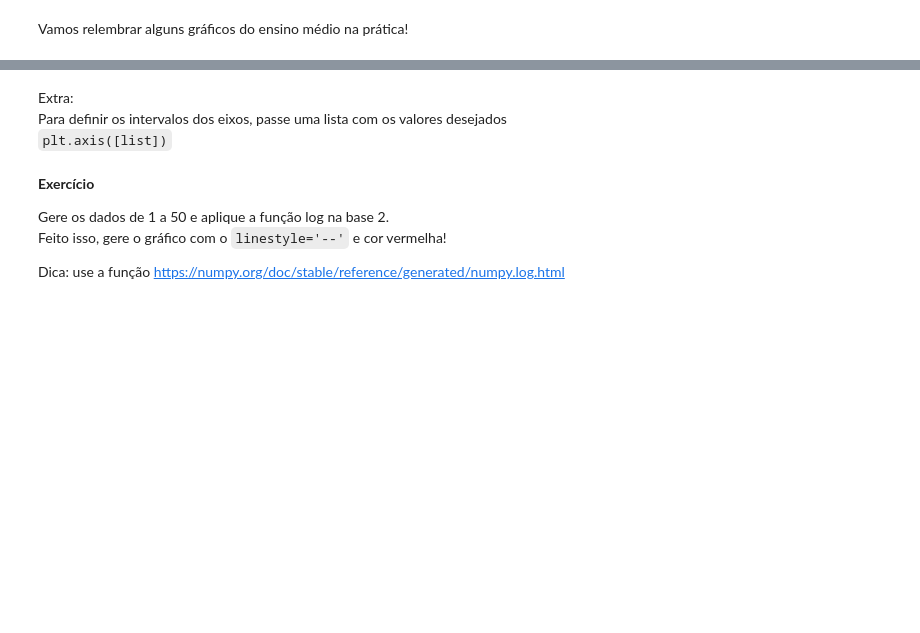
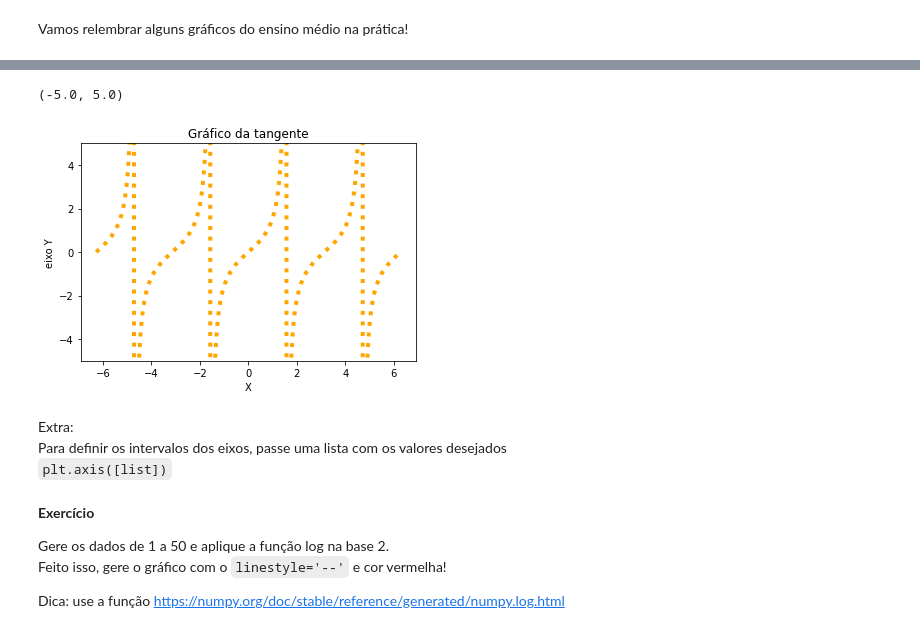
Before and after one commit to GuilhermeRuy97/Curso-ministrado-Python-para-Dados, a Jupyter notebook: 05_05_2022.ipynb, the cells around one changed output, grey strips where cells are left out. Drawn from its saved outputs; the diff is of its cells as text; code cells hidden in the pictures; blank space fills up the shorter version.

```diff
--- a/05_05_2022.ipynb
+++ b/05_05_2022.ipynb
@@ -2227,9 +2294,13 @@ plt.ylim(-5,5)
 # %%
 # Adicionando legenda nos eixos X e Y
 plt.plot(X, Y, color='orange', linewidth = 4, linestyle = ':')
 plt.xlabel('X')
-plt.ylabel('Y')
+plt.ylabel('eixo Y')
 plt.title('Gráfico da tangente')
+plt.ylim(-5,5)
+# %% [output]
+(-5.0, 5.0)
+[figure, added]
 # %% [markdown]
 Extra:<br>
 Para definir os intervalos dos eixos, passe uma lista com os valores desejados<br>
```
Also changed, not shown: parts of 23 cells of this notebook.
